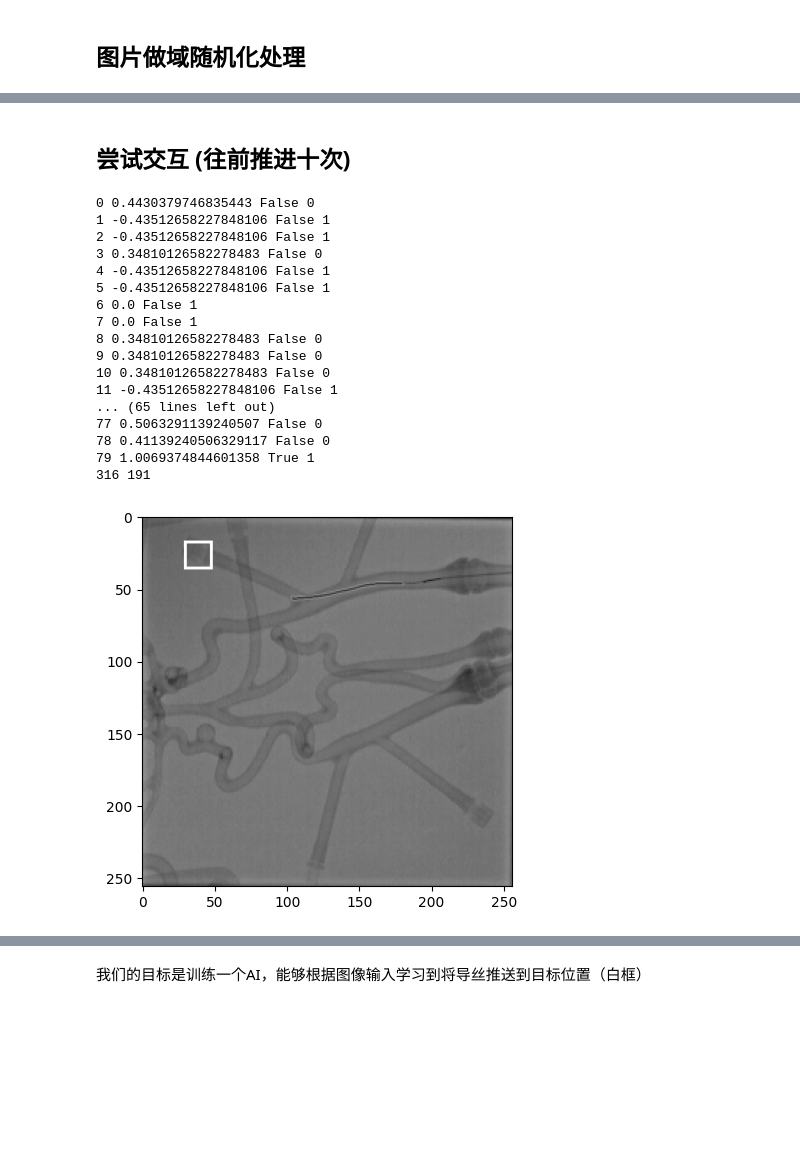
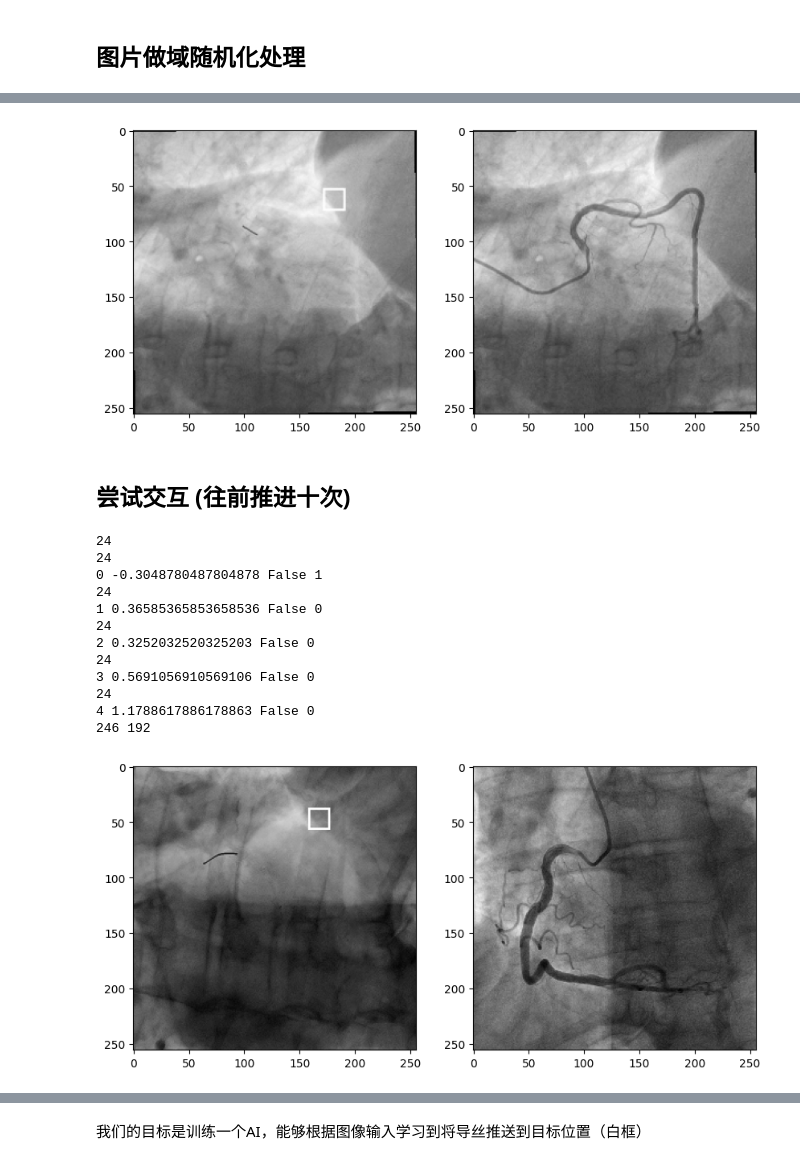
Before and after one commit to umeiko/guide-sim, a Jupyter notebook: starter.ipynb, the cells around one changed output, grey strips where cells are left out. Drawn from its saved outputs; the diff is of its cells as text; code cells hidden in the pictures; blank space fills up the shorter version.

```diff
--- a/starter.ipynb
+++ b/starter.ipynb
@@ -34,7 +36,10 @@ def display_video(frames:list, framerate:int=30, dpi:int=70):
 # %% [markdown]
 ## 加载导丝仿真环境
 # %%
-dataset_path = "datas/exvivo/"
+dataset_path = "datas/train/"
 tasks = os.listdir(os.path.join(dataset_path, "task"))
+def _sortfunc(name:str):
+    return int(name.split(".")[-2])
+tasks.sort(key=_sortfunc)
 tasks = [os.path.join(dataset_path, "task", t) for t in tasks]
 env = gs.GuidewireEnv(tasks[0])
@@ -48,0 +58,12 @@ plt.imshow(img[0], cmap='gray')
+# %%
+img = env.reset()  # 重置环境（每次要开始交互之前必须这么做）（输入代表根据序号开启某个任务）
+print(img.shape)
+
+def dual_display(img:np.ndarray):
+    # 显示子图，分别显示img[0]和img[1]
+    plt.figure(figsize=(10, 5))
+    plt.subplot(1, 2, 1)
+    plt.imshow(img[0], cmap='gray')
+    plt.subplot(1, 2, 2)
+    plt.imshow(img[1], cmap='gray')
+dual_display(img)
@@ -66,31 +122,35 @@ plt.imshow(tensor[0], cmap='gray')
+# %%
+tensor  = dual_sync_transform(img, transform)
+dual_display(tensor)
+# %% [output]
+[figure, added]
 # %% [markdown]
 ## 尝试交互 (往前推进十次)
 # %%
 env.reset()
-for i in range(100):
+states = []
+titles = []
+for i in range(5):
     action = random.choice([0, 1])
     img, reward, is_done, _ = env.step(action)  # 执行一个动作（0: 推进， 1： 撤回， 2，3：旋转）
     print(i, reward, is_done, action)
+    states.append(img)
+    titles.append(f"{i}")
     if is_done:
         break
-plt.imshow(img[0], cmap='gray')
+dual_display(img)
 print(env.inial_a_star, env.last_a_star)
 # %% [output]
-0 0.4430379746835443 False 0
-1 -0.43512658227848106 False 1
-2 -0.43512658227848106 False 1
-3 0.34810126582278483 False 0
-4 -0.43512658227848106 False 1
-5 -0.43512658227848106 False 1
-6 0.0 False 1
-7 0.0 False 1
-8 0.34810126582278483 False 0
-9 0.34810126582278483 False 0
-10 0.34810126582278483 False 0
-11 -0.43512658227848106 False 1
-... (65 lines left out)
-77 0.5063291139240507 False 0
-78 0.41139240506329117 False 0
-79 1.0069374844601358 True 1
-316 191
+24
+24
+0 -0.3048780487804878 False 1
+24
+1 0.36585365853658536 False 0
+24
+2 0.3252032520325203 False 0
+24
+3 0.5691056910569106 False 0
+24
+4 1.1788617886178863 False 0
+246 192
-[figure, old version]
+[figure, new version]
```
Also changed, not shown: parts of 12 cells of this notebook, 9 other files.
